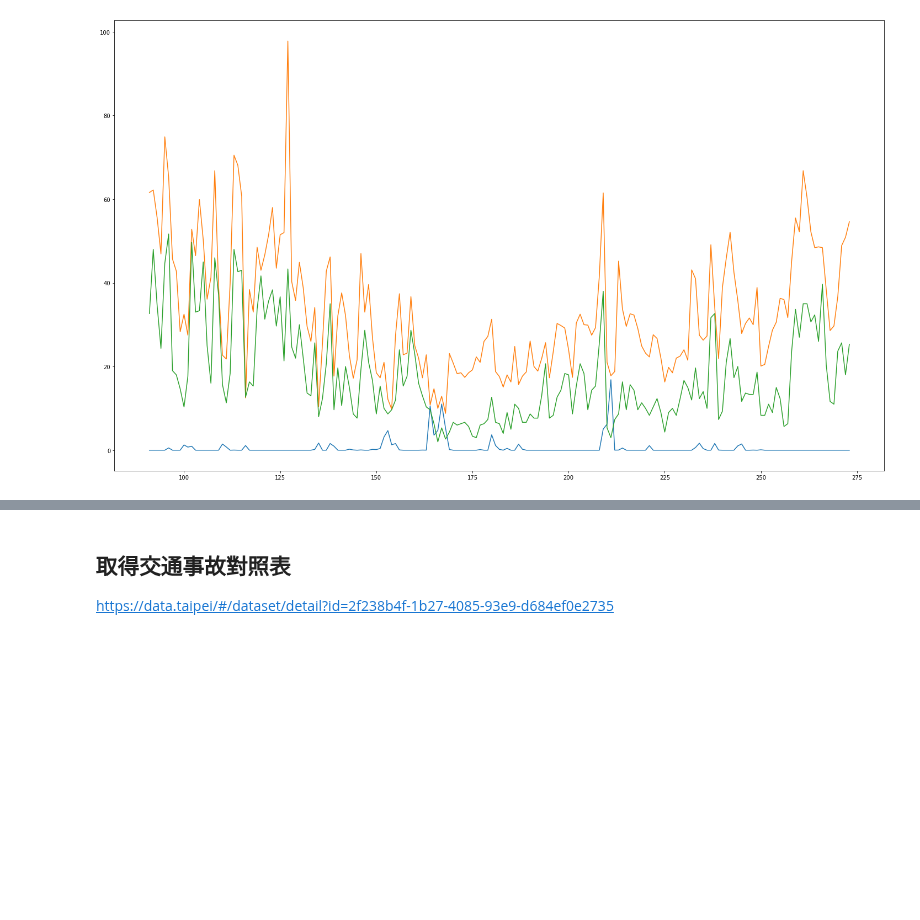
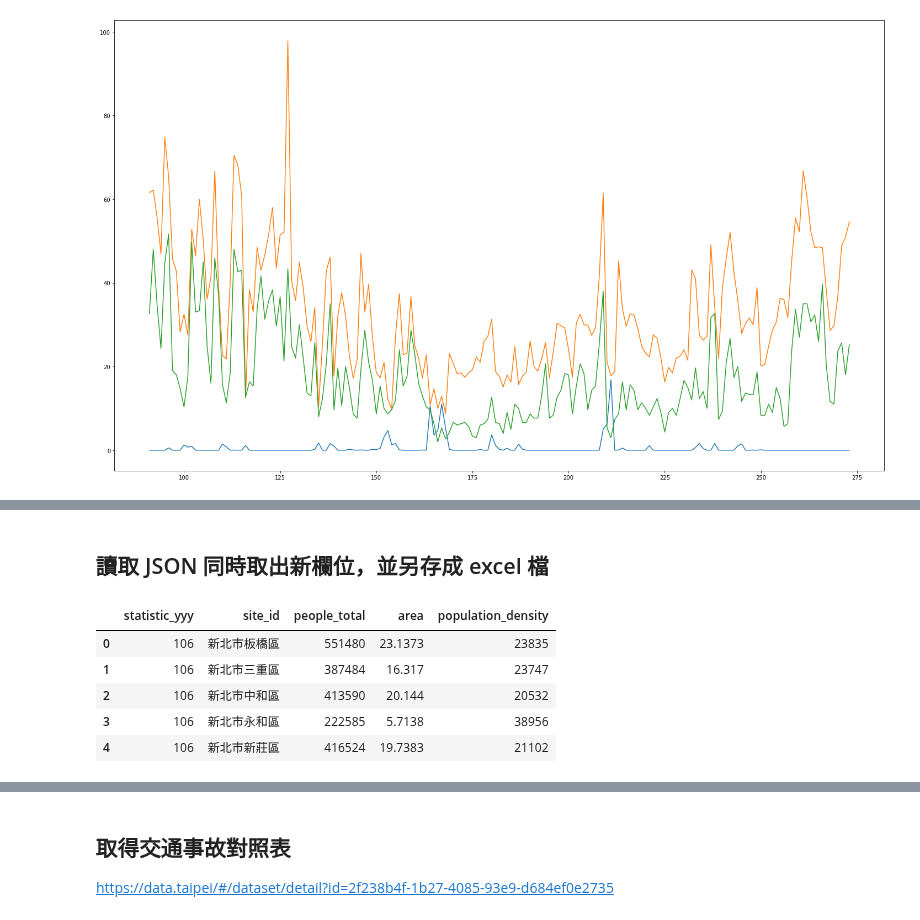
Before and after one commit to jiangsir/PythonBasic, a Jupyter notebook: Pandas基礎用法.ipynb, the cells around one changed output, grey strips where cells are left out. Drawn from its saved outputs; the diff is of its cells as text; code cells hidden in the pictures; blank space fills up the shorter version.

```diff
--- a/Pandas基礎用法.ipynb
+++ b/Pandas基礎用法.ipynb
@@ -819,0 +846,19 @@ dfrf.head()
+# %% [markdown]
+## 讀取 JSON 同時取出新欄位，並另存成 excel 檔
+# %%
+import pandas as pd
+import requests, os, json
+
+filename = os.path.join('datas', 'population_density.json')
+with open(filename, 'r', encoding='UTF-8') as f:
+    datas = json.loads(f.read())
+
+df = pd.DataFrame(datas['responseData'])
+df.head()
+# %% [output]
+|  | ﻿statistic_yyy | site_id | people_total | area | population_density |
+| 0 | 106 | 新北市板橋區 | 551480 | 23.1373 | 23835 |
+| 1 | 106 | 新北市三重區 | 387484 | 16.317 | 23747 |
+| 2 | 106 | 新北市中和區 | 413590 | 20.144 | 20532 |
+| 3 | 106 | 新北市永和區 | 222585 | 5.7138 | 38956 |
+| 4 | 106 | 新北市新莊區 | 416524 | 19.7383 | 21102 |
```
Also changed, not shown: parts of 6 cells of this notebook, 1 other file.
